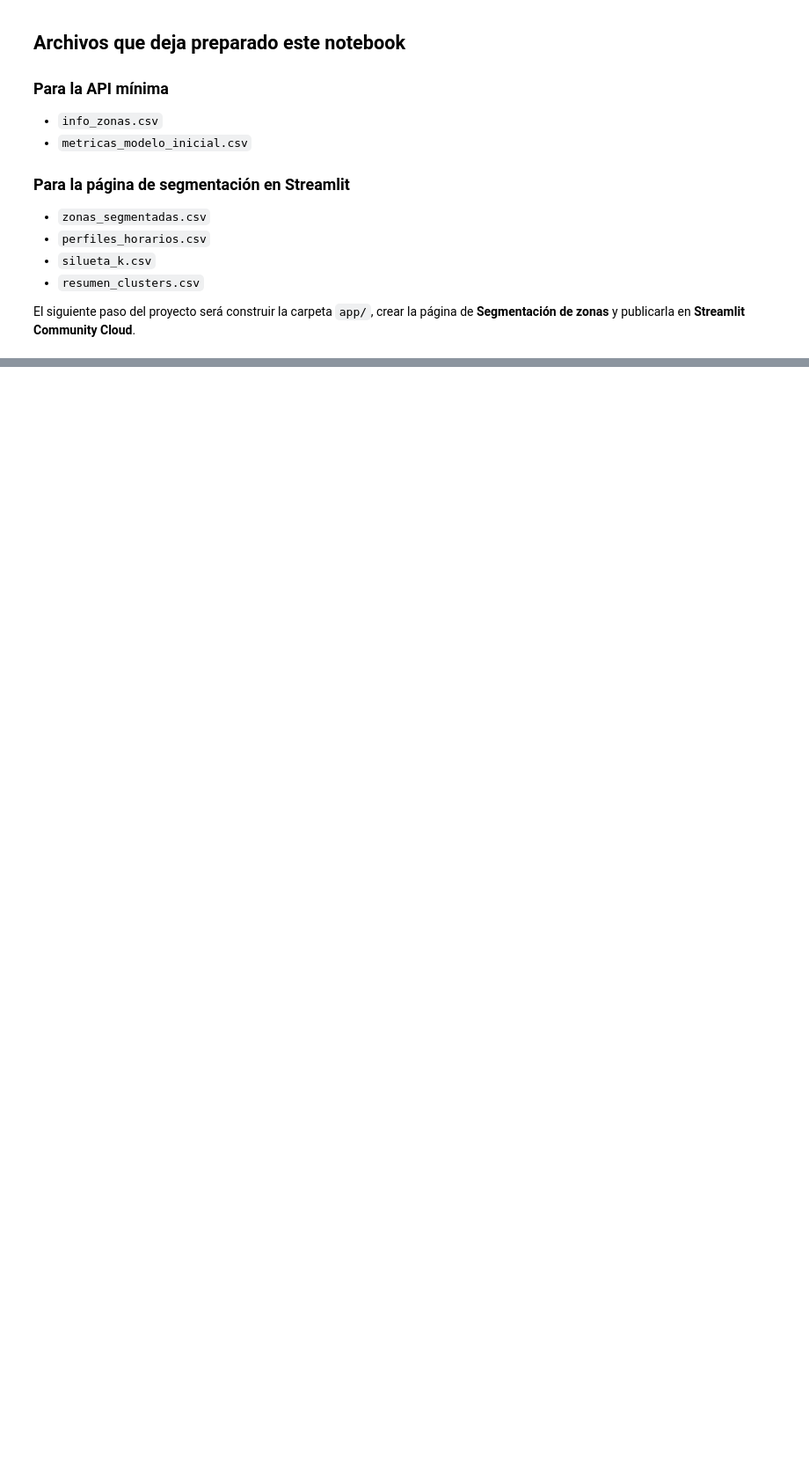
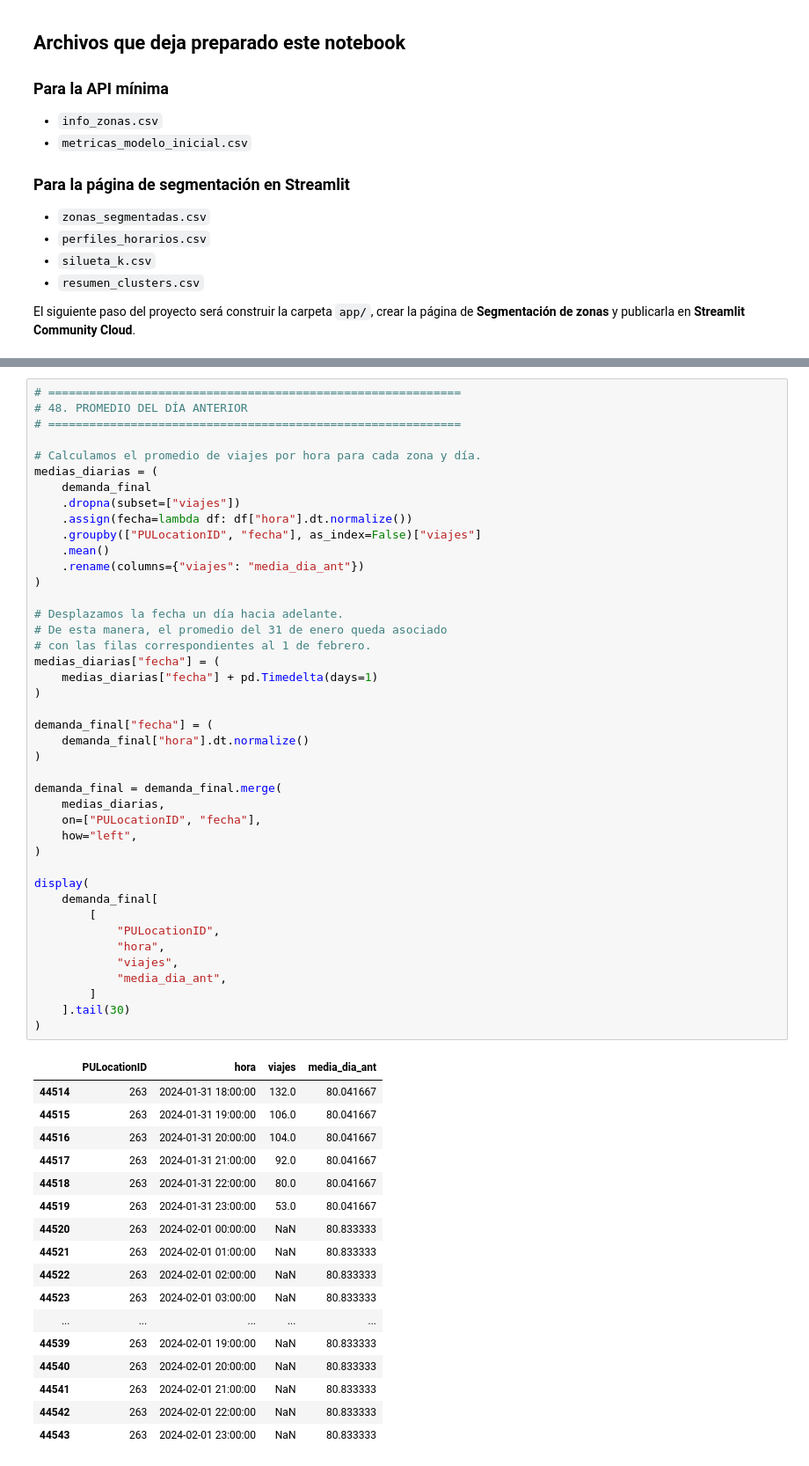
Before and after one commit to IsaiZepeda04/taxis-nyc, a Jupyter notebook: preparacion.ipynb, the cells around one changed output, grey strips where cells are left out. Shown at 88% size. Saved outputs shown, nothing was run; the diff lists cells and outputs as text; blank space fills up the shorter version.

```diff
--- a/preparacion.ipynb
+++ b/preparacion.ipynb
@@ -2338,0 +2461,60 @@ El siguiente paso del proyecto será construir la carpeta `app/`, crear la pági
+# %%
+# ============================================================
+# 48. PROMEDIO DEL DÍA ANTERIOR
+# ============================================================
+
+# Calculamos el promedio de viajes por hora para cada zona y día.
+medias_diarias = (
+    demanda_final
+    .dropna(subset=["viajes"])
+    .assign(fecha=lambda df: df["hora"].dt.normalize())
+    .groupby(["PULocationID", "fecha"], as_index=False)["viajes"]
+    .mean()
+    .rename(columns={"viajes": "media_dia_ant"})
+)
+
+# Desplazamos la fecha un día hacia adelante.
+# De esta manera, el promedio del 31 de enero queda asociado
+# con las filas correspondientes al 1 de febrero.
+medias_diarias["fecha"] = (
+    medias_diarias["fecha"] + pd.Timedelta(days=1)
+)
+
+demanda_final["fecha"] = (
+    demanda_final["hora"].dt.normalize()
+)
+
+demanda_final = demanda_final.merge(
+    medias_diarias,
+    on=["PULocationID", "fecha"],
+    how="left",
+)
+
+display(
+    demanda_final[
+        [
+            "PULocationID",
+            "hora",
+            "viajes",
+            "media_dia_ant",
+        ]
+    ].tail(30)
+)
+# %% [output]
+|  | PULocationID | hora | viajes | media_dia_ant |
+| 44514 | 263 | 2024-01-31 18:00:00 | 132.0 | 80.041667 |
+| 44515 | 263 | 2024-01-31 19:00:00 | 106.0 | 80.041667 |
+| 44516 | 263 | 2024-01-31 20:00:00 | 104.0 | 80.041667 |
+| 44517 | 263 | 2024-01-31 21:00:00 | 92.0 | 80.041667 |
+| 44518 | 263 | 2024-01-31 22:00:00 | 80.0 | 80.041667 |
+| 44519 | 263 | 2024-01-31 23:00:00 | 53.0 | 80.041667 |
+| 44520 | 263 | 2024-02-01 00:00:00 | NaN | 80.833333 |
+| 44521 | 263 | 2024-02-01 01:00:00 | NaN | 80.833333 |
+| 44522 | 263 | 2024-02-01 02:00:00 | NaN | 80.833333 |
+| 44523 | 263 | 2024-02-01 03:00:00 | NaN | 80.833333 |
+| ... | ... | ... | ... | ... |
+| 44539 | 263 | 2024-02-01 19:00:00 | NaN | 80.833333 |
+| 44540 | 263 | 2024-02-01 20:00:00 | NaN | 80.833333 |
+| 44541 | 263 | 2024-02-01 21:00:00 | NaN | 80.833333 |
+| 44542 | 263 | 2024-02-01 22:00:00 | NaN | 80.833333 |
+| 44543 | 263 | 2024-02-01 23:00:00 | NaN | 80.833333 |
```
Also changed, not shown: parts of 43 cells of this notebook, 11 other files.
